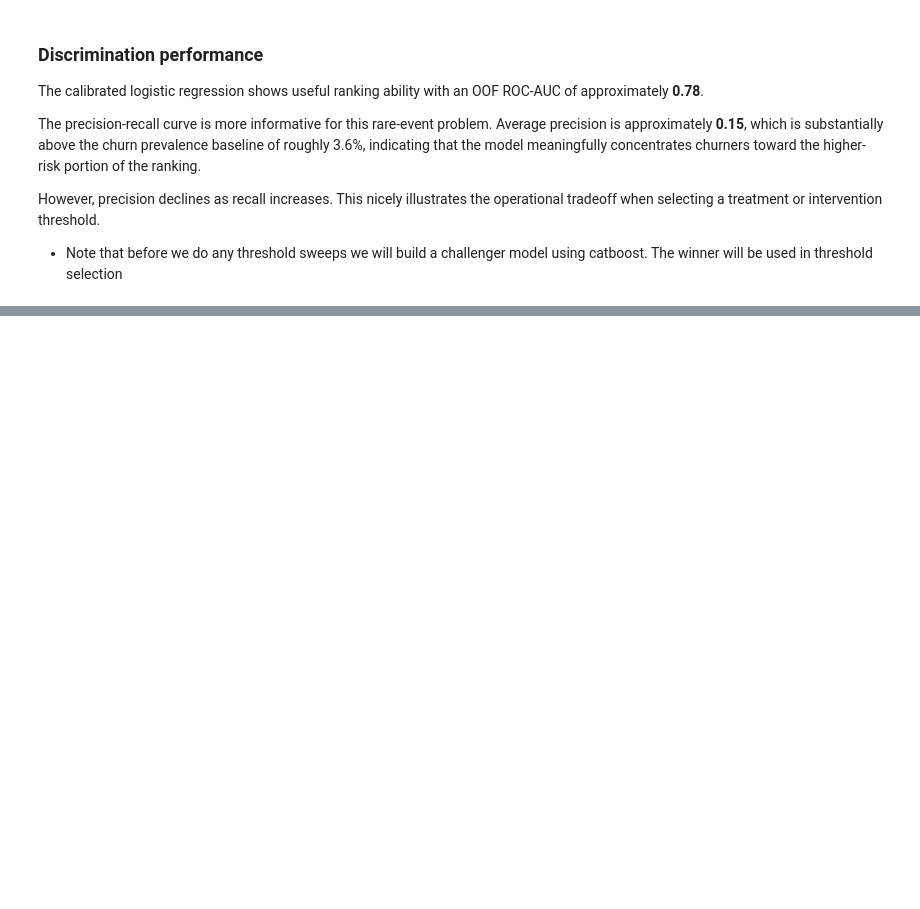
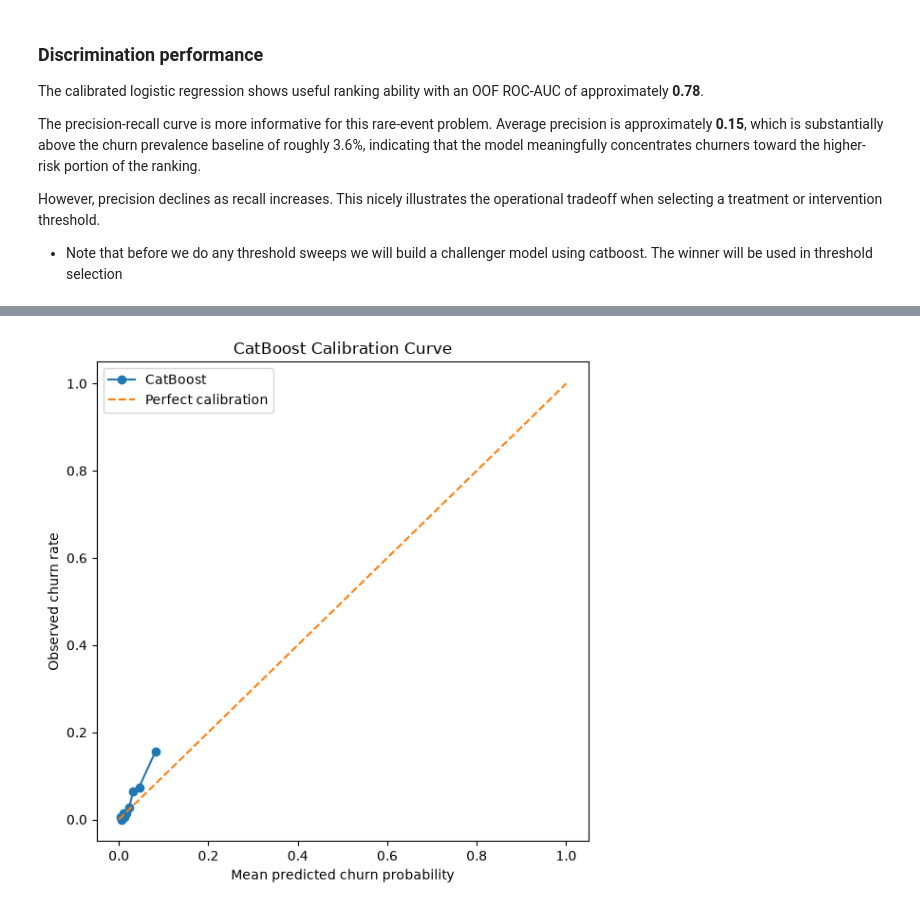
Before and after one commit to ACSanders/beyond-churn, a Jupyter notebook: notebooks/02_churn_prediction.ipynb, the cells around one changed output, grey strips where cells are left out. Saved outputs shown, nothing was run; the diff lists cells and outputs as text; code cells hidden in the pictures; blank space fills up the shorter version.

Commit message:
Complete churn prediction modeling workflow

```diff
--- a/notebooks/02_churn_prediction.ipynb
+++ b/notebooks/02_churn_prediction.ipynb
@@ -782,0 +871,5 @@ However, precision declines as recall increases. This nicely illustrates the ope
+# %%
+# save the best catboost model
+best_catboost_model = catboost_search.best_estimator_
+
+print(best_catboost_model.get_params())
@@ -782,0 +892,10 @@ However, precision declines as recall increases. This nicely illustrates the ope
+# %%
+catboost_oof_probabilities = cross_val_predict(
+    best_catboost_model,
+    X_train_catboost,
+    y_train,
+    cv=cv,
+    method="predict_proba",
+    n_jobs=1,
+    params={"cat_features": categorical_cols}
+)[:, 1]
@@ -782,0 +995,33 @@ However, precision declines as recall increases. This nicely illustrates the ope
+# %%
+catboost_prob_true, catboost_prob_pred = calibration_curve(
+    y_train,
+    catboost_oof_probabilities,
+    n_bins=10,
+    strategy="quantile"
+)
+
+plt.figure(figsize=(6, 6))
+
+plt.plot(
+    catboost_prob_pred,
+    catboost_prob_true,
+    marker="o",
+    label="CatBoost"
+)
+
+plt.plot(
+    [0, 1],
+    [0, 1],
+    linestyle="--",
+    label="Perfect calibration"
+)
+
+plt.xlabel("Mean predicted churn probability")
+plt.ylabel("Observed churn rate")
+plt.title("CatBoost Calibration Curve")
+
+plt.legend()
+plt.tight_layout()
+plt.show()
+# %% [output]
+[figure, added]
```
Also changed, not shown: parts of 43 cells of this notebook, 3 other files.
